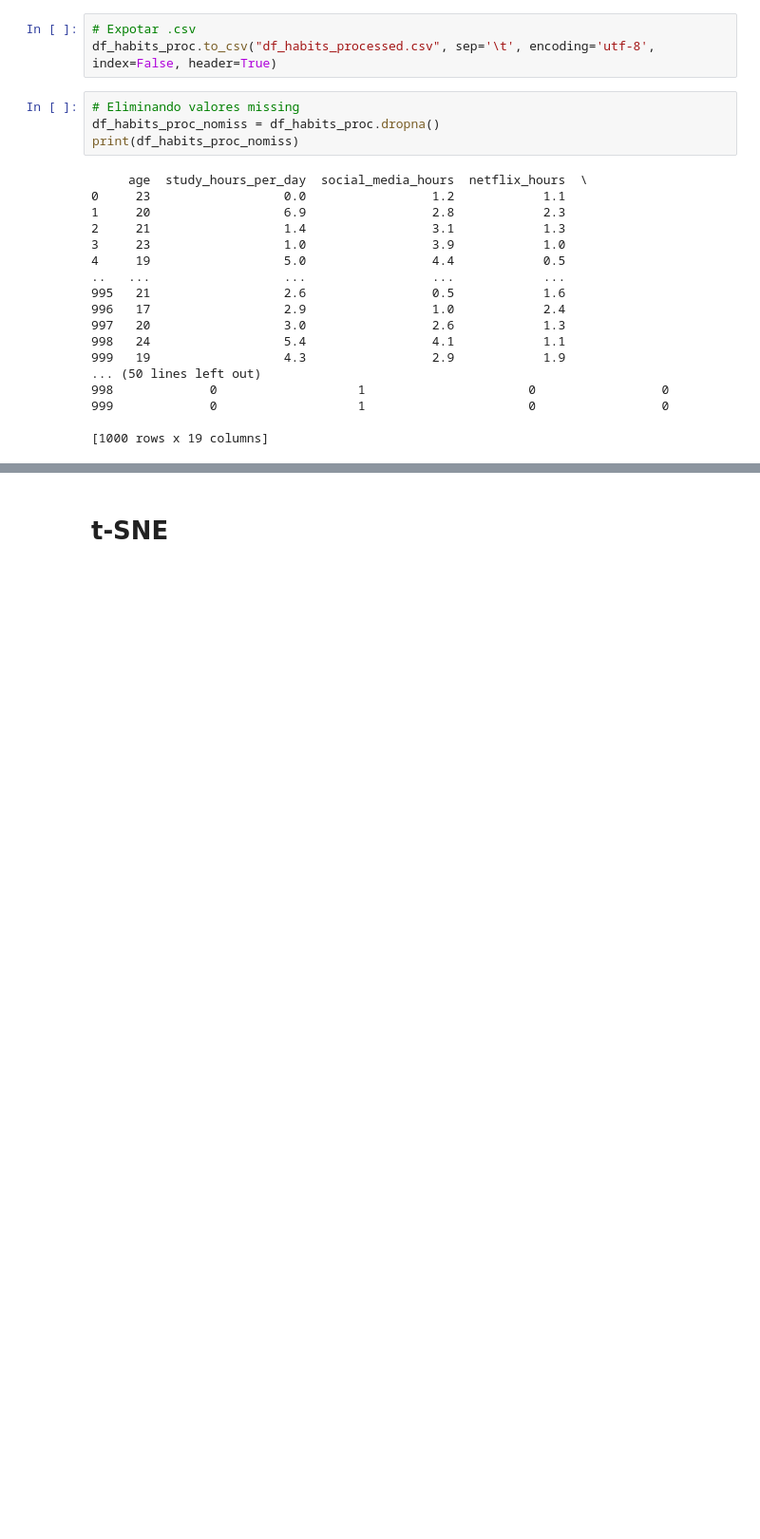
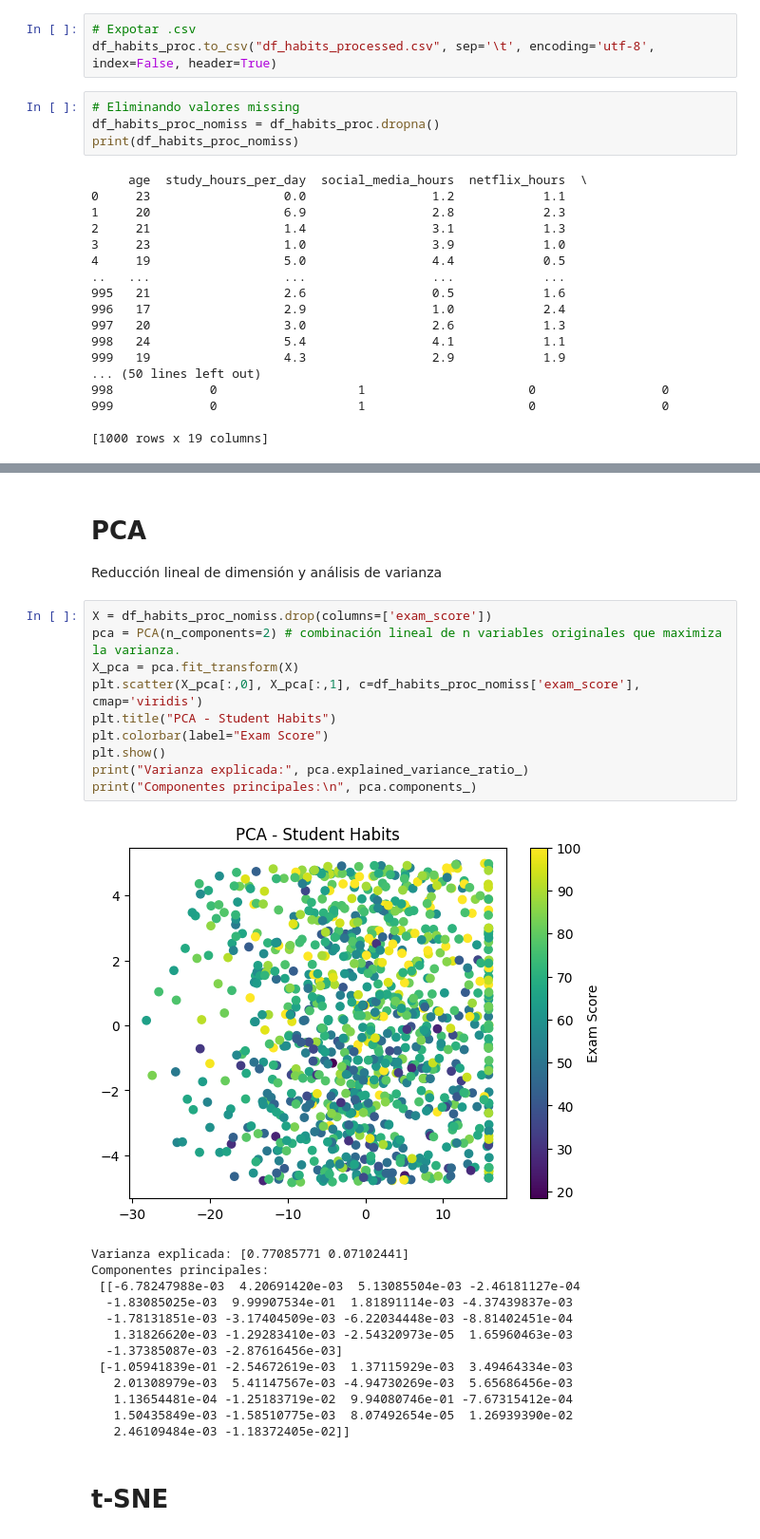
Before and after one commit to gapalfaro-cmyk/Proyecto-de-fin-de-modulo-6---Alfaro-Badillo-Cruz-Perez-Rupit, a Jupyter notebook: Modulo_VI_Equipo_15_Habits.ipynb, the cells around one changed output, grey strips where cells are left out. Shown at 95% size. Drawn from its saved outputs; the diff is of its cells as text; blank space fills up the shorter version.

```diff
--- a/Modulo_VI_Equipo_15_Habits.ipynb
+++ b/Modulo_VI_Equipo_15_Habits.ipynb
@@ -319,2 +327,30 @@ print(df_habits_proc_nomiss)
+# %% [markdown]
+# PCA
+
+Reducción lineal de dimensión y análisis de varianza
+# %%
+X = df_habits_proc_nomiss.drop(columns=['exam_score'])
+pca = PCA(n_components=2) # combinación lineal de n variables originales que maximiza la varianza.
+X_pca = pca.fit_transform(X)
+plt.scatter(X_pca[:,0], X_pca[:,1], c=df_habits_proc_nomiss['exam_score'], cmap='viridis')
+plt.title("PCA - Student Habits")
+plt.colorbar(label="Exam Score")
+plt.show()
+print("Varianza explicada:", pca.explained_variance_ratio_)
+print("Componentes principales:\n", pca.components_)
+# %% [output]
+[figure, added]
+Varianza explicada: [0.77085771 0.07102441]
+Componentes principales:
+ [[-6.78247988e-03  4.20691420e-03  5.13085504e-03 -2.46181127e-04
+  -1.83085025e-03  9.99907534e-01  1.81891114e-03 -4.37439837e-03
+  -1.78131851e-03 -3.17404509e-03 -6.22034448e-03 -8.81402451e-04
+   1.31826620e-03 -1.29283410e-03 -2.54320973e-05  1.65960463e-03
+  -1.37385087e-03 -2.87616456e-03]
+ [-1.05941839e-01 -2.54672619e-03  1.37115929e-03  3.49464334e-03
+   2.01308979e-03  5.41147567e-03 -4.94730269e-03  5.65686456e-03
+   1.13654481e-04 -1.25183719e-02  9.94080746e-01 -7.67315412e-04
+   1.50435849e-03 -1.58510775e-03  8.07492654e-05  1.26939390e-02
+   2.46109484e-03 -1.18372405e-02]]
 # %% [markdown]
 # t-SNE
```
Also changed, not shown: parts of 4 cells of this notebook.
